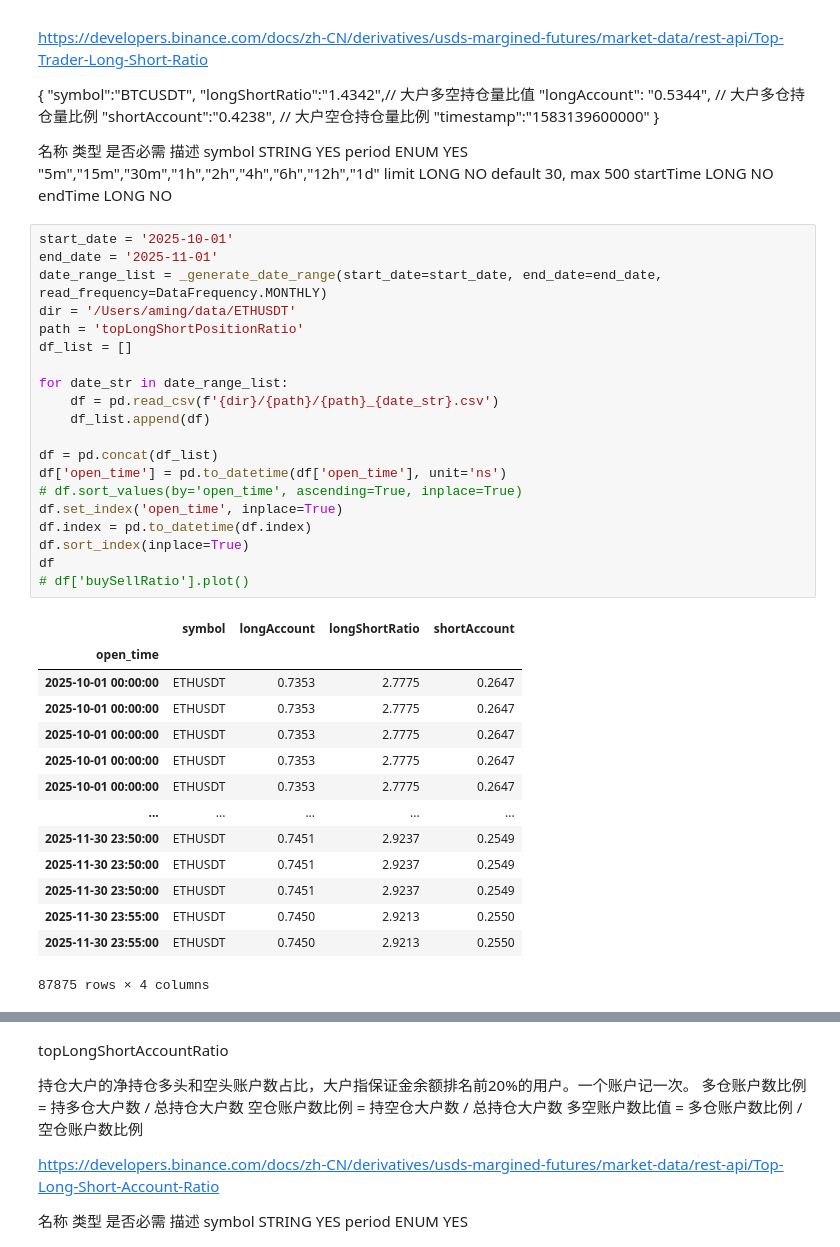
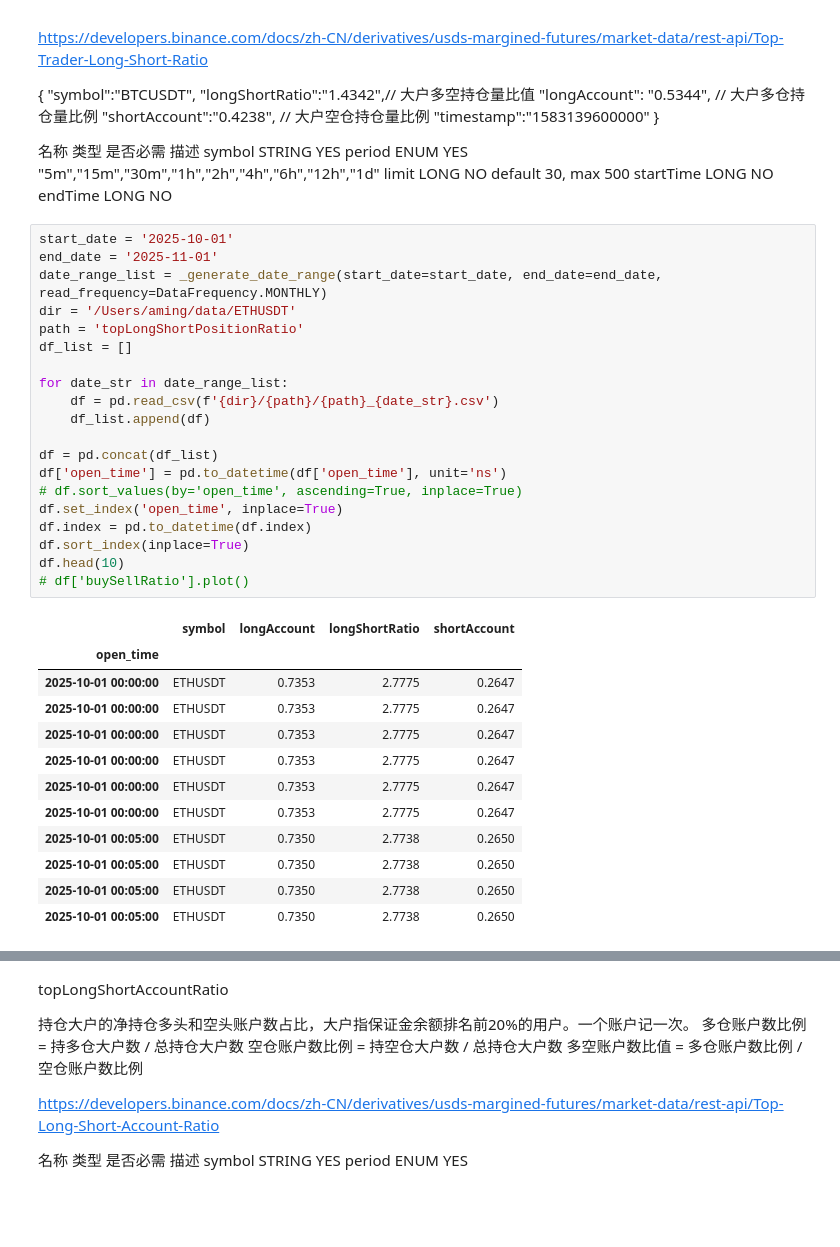
Before and after one commit to aamingaa/crypto-workstation-v2, a Jupyter notebook: deal_data.ipynb, the cells around one changed output, grey strips where cells are left out. Saved outputs shown, nothing was run; the diff lists cells and outputs as text; blank space fills up the shorter version.

```diff
--- a/deal_data.ipynb
+++ b/deal_data.ipynb
@@ -242,35 +132,33 @@ endTime	LONG	NO
 # %%
 start_date = '2025-10-01'
 end_date = '2025-11-01'
 date_range_list = _generate_date_range(start_date=start_date, end_date=end_date, read_frequency=DataFrequency.MONTHLY)
 dir = '/Users/aming/data/ETHUSDT'
 path = 'topLongShortPositionRatio'
 df_list = []
 
 for date_str in date_range_list:
     df = pd.read_csv(f'{dir}/{path}/{path}_{date_str}.csv')
     df_list.append(df)
 
 df = pd.concat(df_list)
 df['open_time'] = pd.to_datetime(df['open_time'], unit='ns')
 # df.sort_values(by='open_time', ascending=True, inplace=True)
 df.set_index('open_time', inplace=True)
 df.index = pd.to_datetime(df.index)
 df.sort_index(inplace=True)
-df
+df.head(10)
 # df['buySellRatio'].plot()
 # %% [output]
 |  | symbol | longAccount | longShortRatio | shortAccount |
 | open_time |  |  |  |  |
 | 2025-10-01 00:00:00 | ETHUSDT | 0.7353 | 2.7775 | 0.2647 |
 | 2025-10-01 00:00:00 | ETHUSDT | 0.7353 | 2.7775 | 0.2647 |
 | 2025-10-01 00:00:00 | ETHUSDT | 0.7353 | 2.7775 | 0.2647 |
 | 2025-10-01 00:00:00 | ETHUSDT | 0.7353 | 2.7775 | 0.2647 |
 | 2025-10-01 00:00:00 | ETHUSDT | 0.7353 | 2.7775 | 0.2647 |
-| ... | ... | ... | ... | ... |
-| 2025-11-30 23:50:00 | ETHUSDT | 0.7451 | 2.9237 | 0.2549 |
-| 2025-11-30 23:50:00 | ETHUSDT | 0.7451 | 2.9237 | 0.2549 |
-| 2025-11-30 23:50:00 | ETHUSDT | 0.7451 | 2.9237 | 0.2549 |
-| 2025-11-30 23:55:00 | ETHUSDT | 0.7450 | 2.9213 | 0.2550 |
-| 2025-11-30 23:55:00 | ETHUSDT | 0.7450 | 2.9213 | 0.2550 |
+| 2025-10-01 00:00:00 | ETHUSDT | 0.7353 | 2.7775 | 0.2647 |
+| 2025-10-01 00:05:00 | ETHUSDT | 0.7350 | 2.7738 | 0.2650 |
+| 2025-10-01 00:05:00 | ETHUSDT | 0.7350 | 2.7738 | 0.2650 |
+| 2025-10-01 00:05:00 | ETHUSDT | 0.7350 | 2.7738 | 0.2650 |
+| 2025-10-01 00:05:00 | ETHUSDT | 0.7350 | 2.7738 | 0.2650 |
-87875 rows × 4 columns
```
Also changed, not shown: parts of 4 cells of this notebook, 1 other file.
